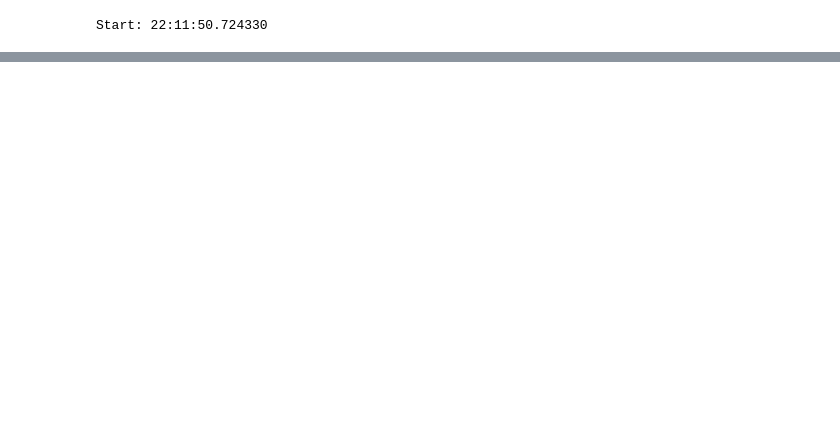
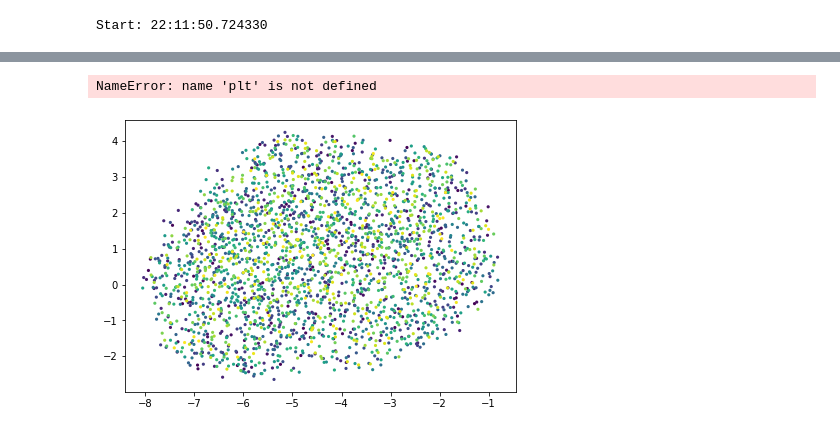
Before and after one commit to birgitsormus/noun-adj-classification, a Jupyter notebook: pair creation from first 10000 texts.ipynb, the cells around one changed output, grey strips where cells are left out. Drawn from its saved outputs; the diff is of its cells as text; code cells hidden in the pictures; blank space fills up the shorter version.

```diff
--- a/pair creation from first 10000 texts.ipynb
+++ b/pair creation from first 10000 texts.ipynb
@@ -98,0 +598,3 @@ len(paarid)
+# %%
+lda = LatentDirichletAllocation(n_components=500, random_state=17)
+lda.fit_transform(new)
@@ -98,0 +654,4 @@ len(paarid)
+# %%
+svd = TruncatedSVD(n_components=100)
+# %%
+svd.fit_transform(new)
@@ -98,0 +700,7 @@ len(paarid)
+# %%
+import umap.umap_ as umap
+
+X_topics = svd.fit_transform(new)
+embedding = umap.UMAP(n_neighbors=150, min_dist=0.5, random_state=12).fit_transform(X_topics)
+# %% [output]
+NameError: name 'plt' is not defined
@@ -98,0 +709,10 @@ len(paarid)
+# %%
+plt.figure(figsize=(7,5))
+plt.scatter(embedding[:, 0], embedding[:, 1],
+c = range(len(new.index)),
+s = 10, # size
+edgecolor='none'
+)
+plt.show()
+# %% [output]
+[figure, added]
```
Also changed, not shown: parts of 78 cells of this notebook, 4 other files.
